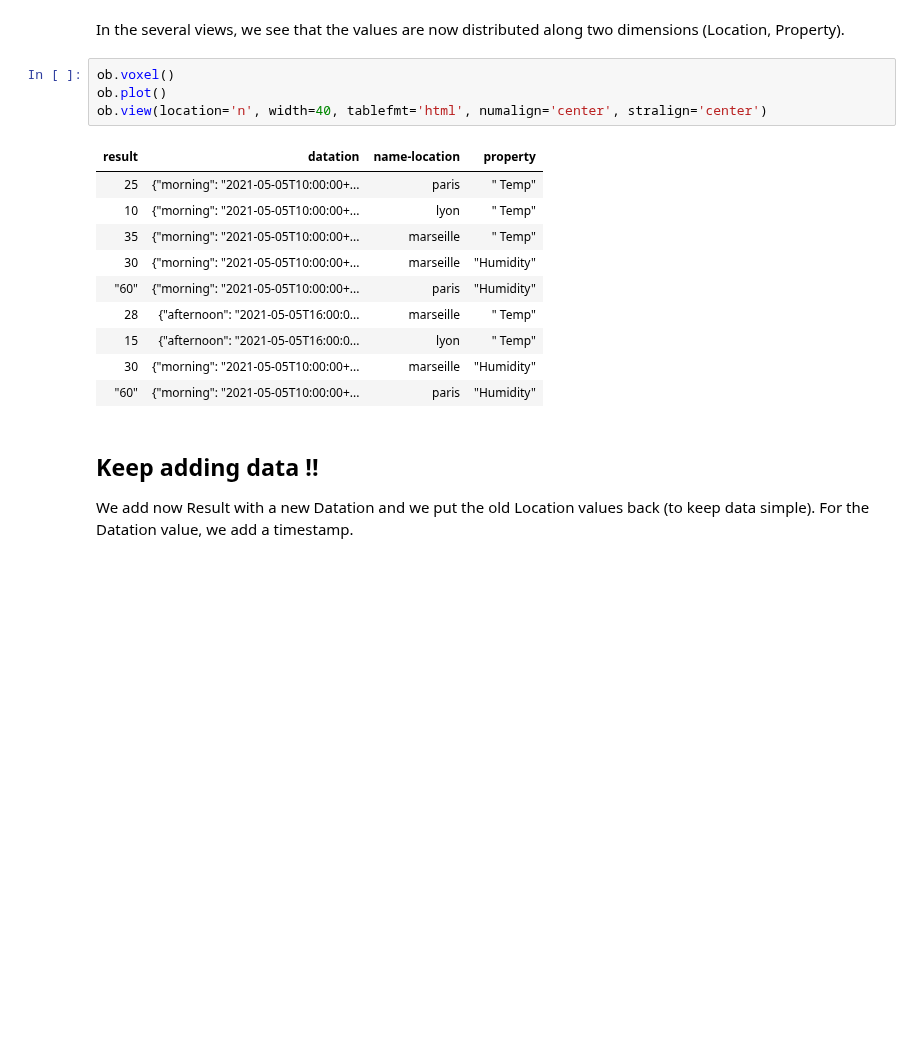
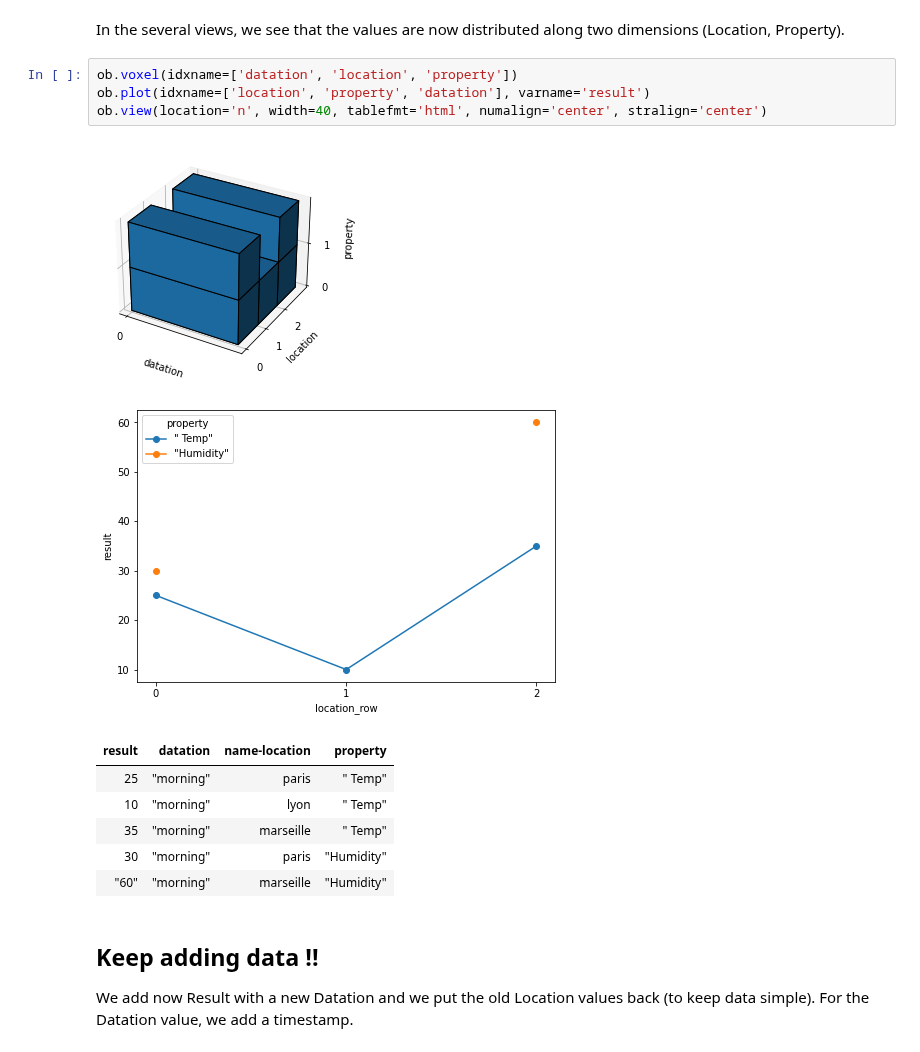
Before and after one commit to loco-philippe/Environmental-Sensing, a Jupyter notebook: python/Examples/Observation/first_observation.ipynb, the cells around one changed output. Drawn from its saved outputs; the diff is of its cells as text; blank space fills up the shorter version.

```diff
--- a/python/Examples/Observation/first_observation.ipynb
+++ b/python/Examples/Observation/first_observation.ipynb
@@ -100,20 +97,18 @@ ob.append(['60', morning, locmarseille, 'Humidity'])
 # %% [markdown]
 In the several views, we see that the values are now distributed along two dimensions (Location, Property).
 # %%
-ob.voxel()
-ob.plot()
+ob.voxel(idxname=['datation', 'location', 'property'])
+ob.plot(idxname=['location', 'property', 'datation'], varname='result')
 ob.view(location='n', width=40, tablefmt='html', numalign='center', stralign='center')
 # %% [output]
+[figure, added]
+[figure, added]
 | result | datation | name-location | property |
-| 25 | {"morning": "2021-05-05T10:00:00+... | paris | " Temp" |
-| 10 | {"morning": "2021-05-05T10:00:00+... | lyon | " Temp" |
-| 35 | {"morning": "2021-05-05T10:00:00+... | marseille | " Temp" |
-| 30 | {"morning": "2021-05-05T10:00:00+... | marseille | "Humidity" |
-| "60" | {"morning": "2021-05-05T10:00:00+... | paris | "Humidity" |
-| 28 | {"afternoon": "2021-05-05T16:00:0... | marseille | " Temp" |
-| 15 | {"afternoon": "2021-05-05T16:00:0... | lyon | " Temp" |
-| 30 | {"morning": "2021-05-05T10:00:00+... | marseille | "Humidity" |
-| "60" | {"morning": "2021-05-05T10:00:00+... | paris | "Humidity" |
+| 25 | "morning" | paris | " Temp" |
+| 10 | "morning" | lyon | " Temp" |
+| 35 | "morning" | marseille | " Temp" |
+| 30 | "morning" | paris | "Humidity" |
+| "60" | "morning" | marseille | "Humidity" |
 # %% [markdown]
 ## Keep adding data !!
 
```
Also changed, not shown: parts of 8 cells of this notebook, 8 other files.
